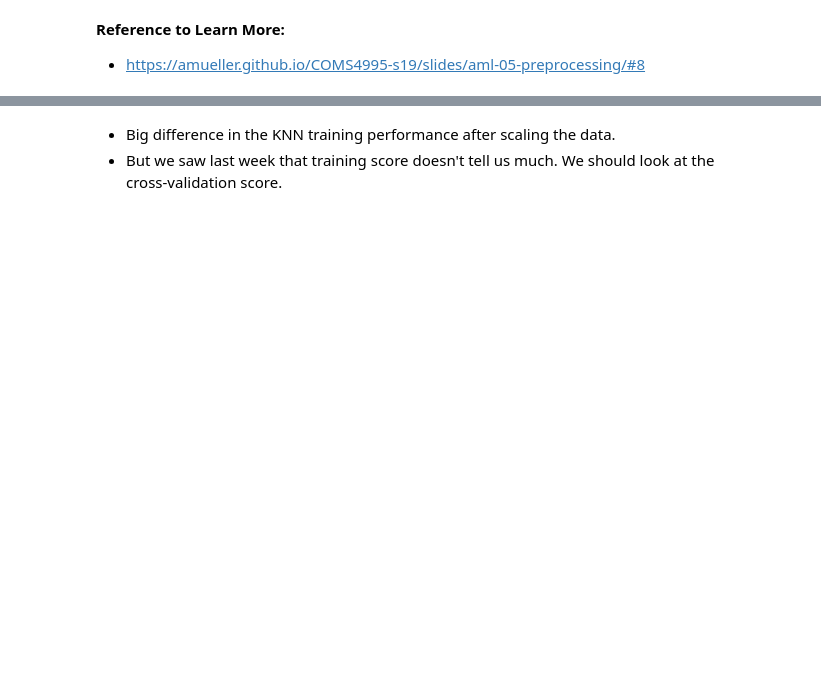
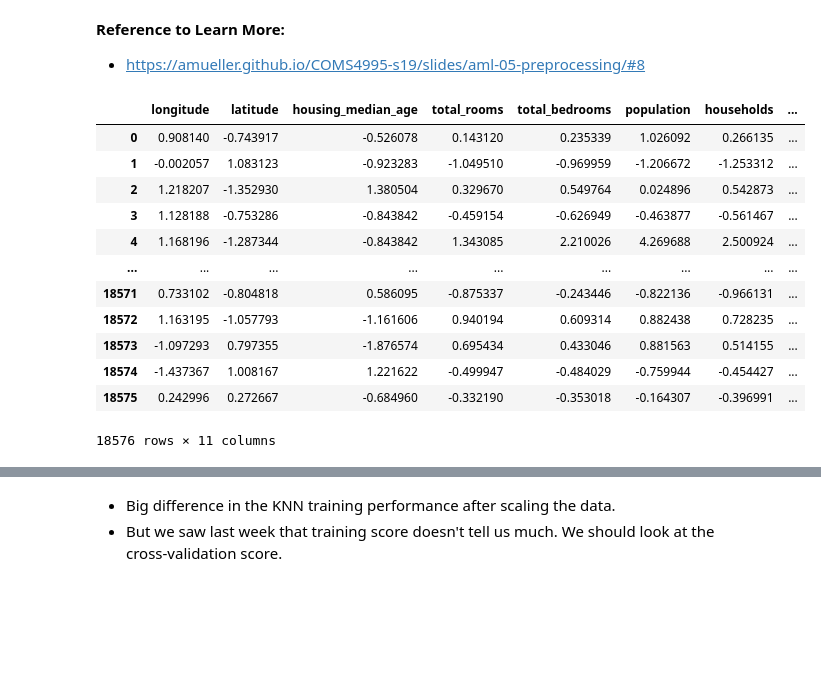
Before and after one commit to wiltonfs/cpsc330-FW, a Jupyter notebook: lectures/AmirAbdi/05_preprocessing-pipelines.ipynb, the cells around one changed output, grey strips where cells are left out. Saved outputs shown, nothing was run; the diff lists cells and outputs as text; code cells hidden in the pictures; blank space fills up the shorter version.

```diff
--- a/lectures/AmirAbdi/05_preprocessing-pipelines.ipynb
+++ b/lectures/AmirAbdi/05_preprocessing-pipelines.ipynb
@@ -718,9 +892,23 @@ mglearn.plots.plot_scaling()
 # %%
 from sklearn.preprocessing import MinMaxScaler, StandardScaler
 # %%
-scaler = MinMaxScaler((0,1))  # or try `StandardScaler()` at home
+scaler = StandardScaler()  # or try `StandardScaler()` at home
 X_train_scaled = scaler.fit_transform(X_train_imp)
 X_test_scaled = scaler.transform(X_test_imp)
 pd.DataFrame(X_train_scaled, columns=X_train.columns)
+# %% [output]
+|  | longitude | latitude | housing_median_age | total_rooms | total_bedrooms | population | households | ... |
+| 0 | 0.908140 | -0.743917 | -0.526078 | 0.143120 | 0.235339 | 1.026092 | 0.266135 | ... |
+| 1 | -0.002057 | 1.083123 | -0.923283 | -1.049510 | -0.969959 | -1.206672 | -1.253312 | ... |
+| 2 | 1.218207 | -1.352930 | 1.380504 | 0.329670 | 0.549764 | 0.024896 | 0.542873 | ... |
+| 3 | 1.128188 | -0.753286 | -0.843842 | -0.459154 | -0.626949 | -0.463877 | -0.561467 | ... |
+| 4 | 1.168196 | -1.287344 | -0.843842 | 1.343085 | 2.210026 | 4.269688 | 2.500924 | ... |
+| ... | ... | ... | ... | ... | ... | ... | ... | ... |
+| 18571 | 0.733102 | -0.804818 | 0.586095 | -0.875337 | -0.243446 | -0.822136 | -0.966131 | ... |
+| 18572 | 1.163195 | -1.057793 | -1.161606 | 0.940194 | 0.609314 | 0.882438 | 0.728235 | ... |
+| 18573 | -1.097293 | 0.797355 | -1.876574 | 0.695434 | 0.433046 | 0.881563 | 0.514155 | ... |
+| 18574 | -1.437367 | 1.008167 | 1.221622 | -0.499947 | -0.484029 | -0.759944 | -0.454427 | ... |
+| 18575 | 0.242996 | 0.272667 | -0.684960 | -0.332190 | -0.353018 | -0.164307 | -0.396991 | ... |
+18576 rows × 11 columns
 # %%
 pd.DataFrame(X_train_scaled, columns=X_train.columns).describe()
```
Also changed, not shown: parts of 81 cells of this notebook, 3 other files.
